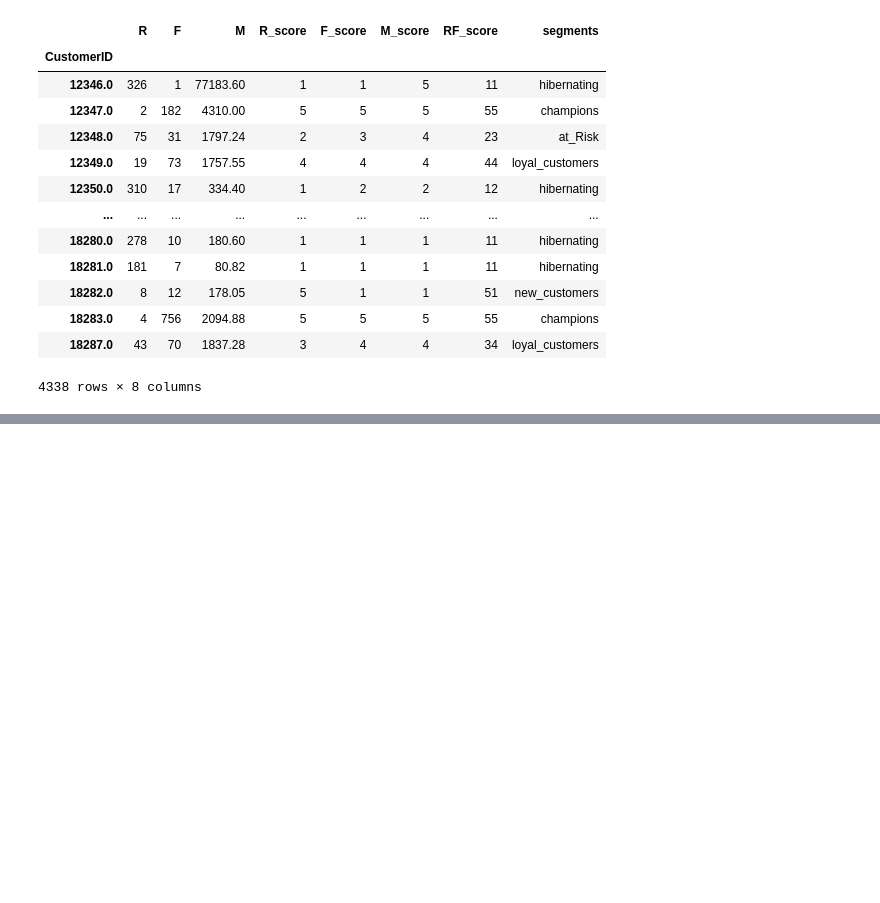
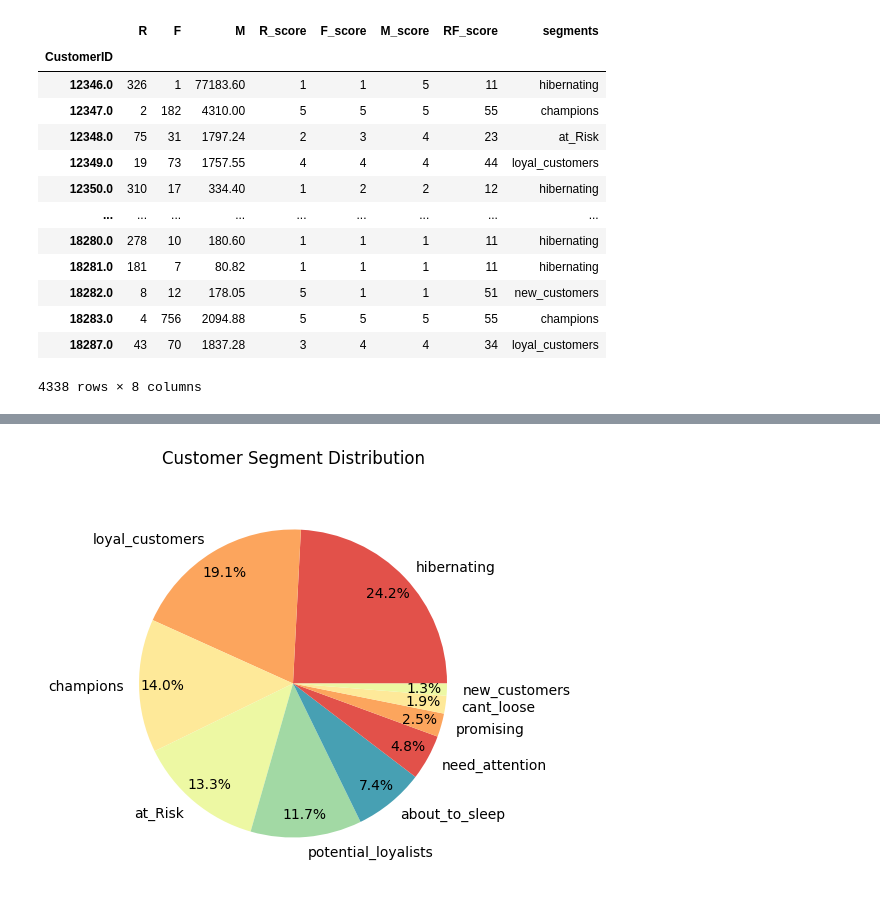
Before and after one commit to Faresx7/elevvo-data-analysis-internship, a Jupyter notebook: RFM analysis/main.ipynb, the cells around one changed output, grey strips where cells are left out. Cells and saved outputs as stored; diff of their text form; code cells hidden in the pictures; blank space fills up the shorter version.

```diff
--- a/RFM analysis/main.ipynb
+++ b/RFM analysis/main.ipynb
@@ -46,0 +65,16 @@ Passing `palette` without assigning `hue` is deprecated and will be removed in v
+# %%
+plt.figure(figsize=(5, 5))
+
+data = rfm['segments'].value_counts()
+
+plt.pie(data,
+        labels=data.index,
+        autopct='%1.1f%%',
+        pctdistance=0.85,
+        labeldistance=1.1,
+        colors=sns.color_palette('Spectral'))
+
+plt.title('Customer Segment Distribution', pad=20)
+plt.show()
+# %% [output]
+[figure, added]
```
Also changed, not shown: parts of 3 cells of this notebook, 1 other file.
